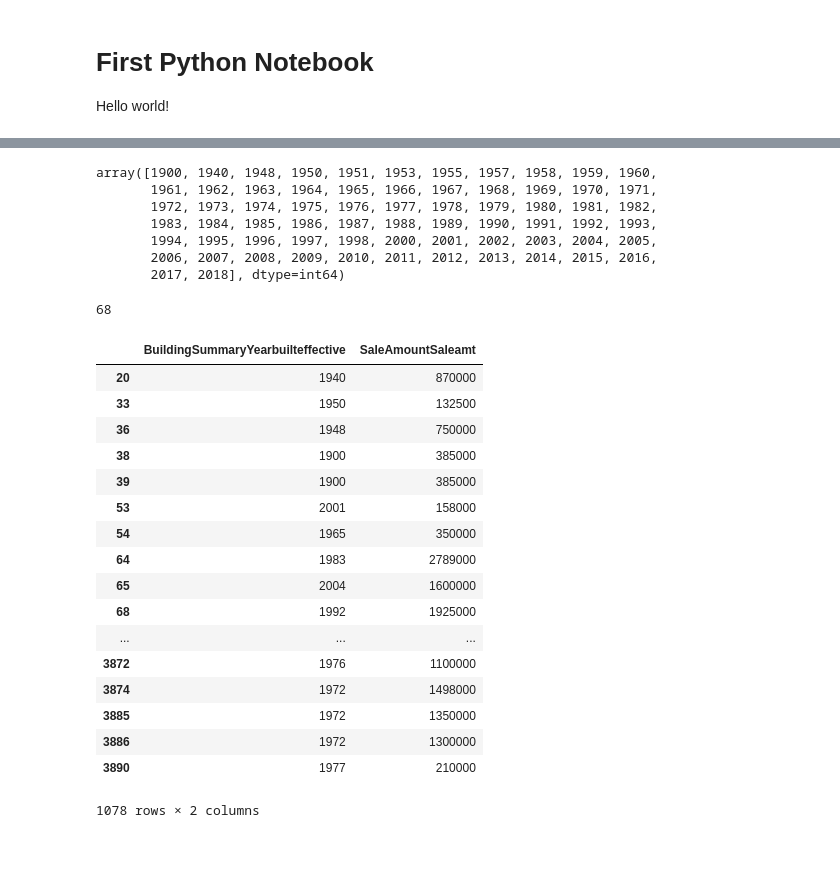
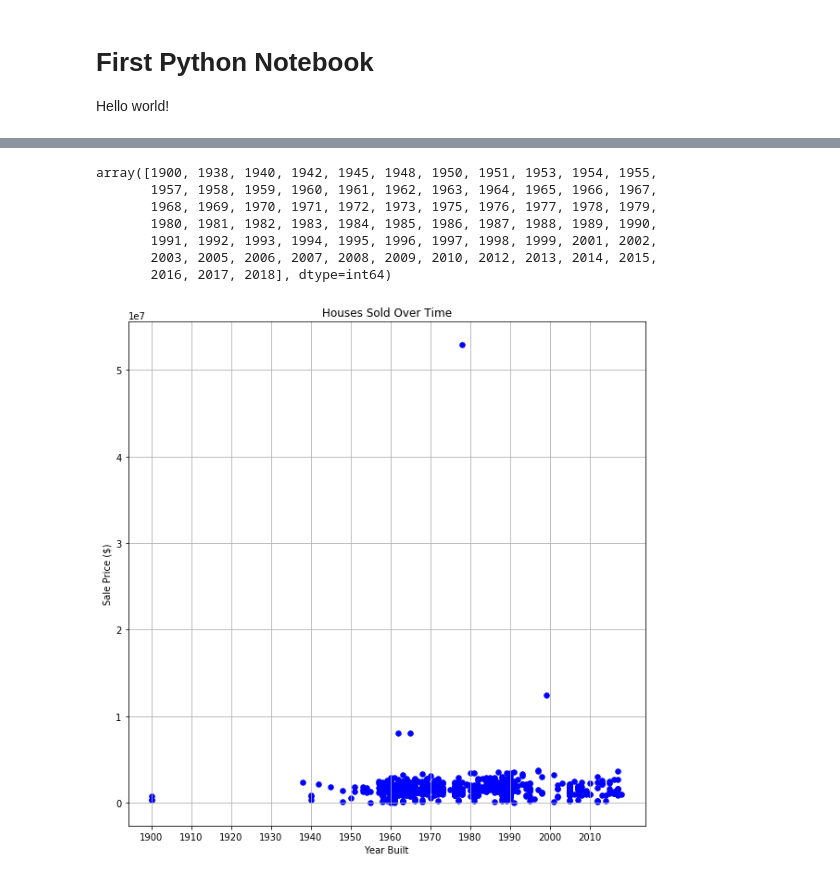
Before and after one commit to MelissaDjohan/Real-Estate-Data-Analysis, a Jupyter notebook: pyconstruction.ipynb, the cells around one changed output, grey strips where cells are left out. Saved outputs shown, nothing was run; the diff lists cells and outputs as text; code cells hidden in the pictures; blank space fills up the shorter version.

```diff
--- a/pyconstruction.ipynb
+++ b/pyconstruction.ipynb
@@ -62,37 +61,33 @@ len(cupertino_data_cleaned_df)
 # %%
-x_axis = np.sort(cupertino_data_cleaned_df['BuildingSummaryYearbuilteffective'].unique())
+x_axis = np.sort(cupertino_data_renamed_df['Year Built'].unique())
 x_axis
 # %% [output]
-array([1900, 1940, 1948, 1950, 1951, 1953, 1955, 1957, 1958, 1959, 1960,
-       1961, 1962, 1963, 1964, 1965, 1966, 1967, 1968, 1969, 1970, 1971,
-       1972, 1973, 1974, 1975, 1976, 1977, 1978, 1979, 1980, 1981, 1982,
-       1983, 1984, 1985, 1986, 1987, 1988, 1989, 1990, 1991, 1992, 1993,
-       1994, 1995, 1996, 1997, 1998, 2000, 2001, 2002, 2003, 2004, 2005,
-       2006, 2007, 2008, 2009, 2010, 2011, 2012, 2013, 2014, 2015, 2016,
-       2017, 2018], dtype=int64)
+array([1900, 1938, 1940, 1942, 1945, 1948, 1950, 1951, 1953, 1954, 1955,
+       1957, 1958, 1959, 1960, 1961, 1962, 1963, 1964, 1965, 1966, 1967,
+       1968, 1969, 1970, 1971, 1972, 1973, 1975, 1976, 1977, 1978, 1979,
+       1980, 1981, 1982, 1983, 1984, 1985, 1986, 1987, 1988, 1989, 1990,
+       1991, 1992, 1993, 1994, 1995, 1996, 1997, 1998, 1999, 2001, 2002,
+       2003, 2005, 2006, 2007, 2008, 2009, 2010, 2012, 2013, 2014, 2015,
+       2016, 2017, 2018], dtype=int64)
-# %%
-len(x_axis)
-# %% [output]
-68
-# %%
-cupertino_data_cleaned_df = cupertino_data_cleaned_df[['BuildingSummaryYearbuilteffective','SaleAmountSaleamt']]
-cupertino_data_cleaned_df
-# %% [output]
-|  | BuildingSummaryYearbuilteffective | SaleAmountSaleamt |
-| 20 | 1940 | 870000 |
-| 33 | 1950 | 132500 |
-| 36 | 1948 | 750000 |
-| 38 | 1900 | 385000 |
-| 39 | 1900 | 385000 |
-| 53 | 2001 | 158000 |
-| 54 | 1965 | 350000 |
-| 64 | 1983 | 2789000 |
-| 65 | 2004 | 1600000 |
-| 68 | 1992 | 1925000 |
-| ... | ... | ... |
-| 3872 | 1976 | 1100000 |
-| 3874 | 1972 | 1498000 |
-| 3885 | 1972 | 1350000 |
-| 3886 | 1972 | 1300000 |
-| 3890 | 1977 | 210000 |
-1078 rows × 2 columns
+# %%
+data = cupertino_data_renamed_df[['Year Built','Sale Amount']]
+
+plt.figure(figsize=(10,10))
+plt.scatter(data['Year Built'], data['Sale Amount'],marker="o",c="b", s = 30)
+
+plt.xticks(np.arange(min(data['Year Built']),max(data['Year Built']) + 1, 10))
+
+# Create a title, x label, and y label for our chart
+plt.title("Houses Sold Over Time")
+plt.xlabel("Year Built")
+plt.ylabel("Sale Price ($)")
+
+# set grid lines
+plt.grid()
+
+# Save the Figure
+# plt.savefig("Images/Cupertino- Avg Sale Price")
+
+plt.show()
+# %% [output]
+[figure, added]
```
Also changed, not shown: parts of 17 cells of this notebook.
